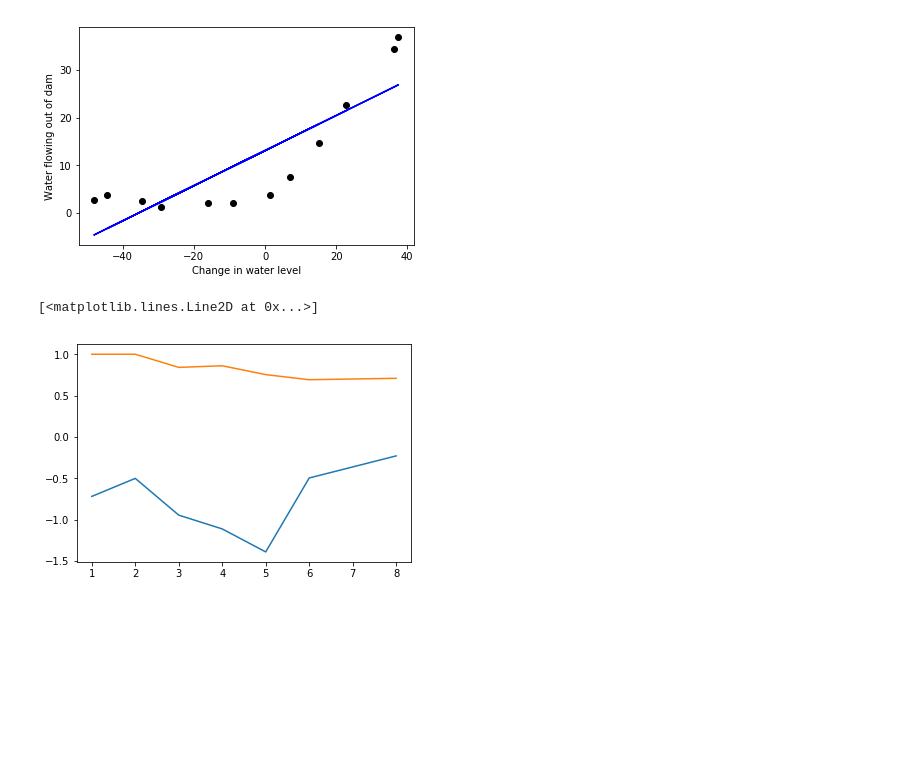
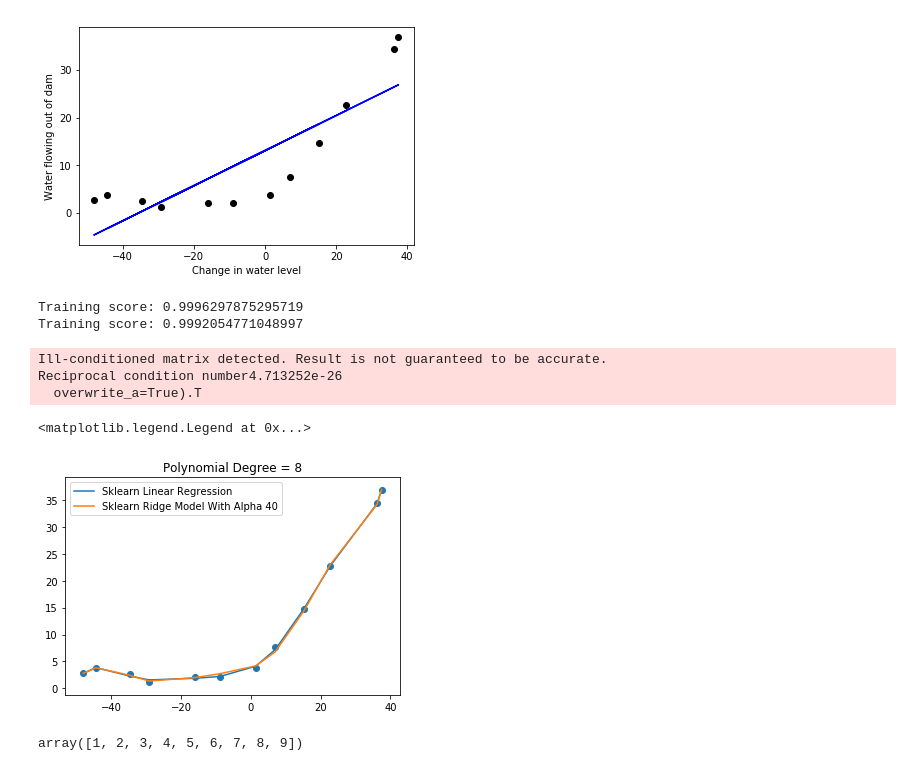
Before and after one commit to anidh/coursera-ml-python, a Jupyter notebook: machine-learning-ex5/ex5/Ex 5.ipynb, the cells around one changed output. Cells and saved outputs as stored; diff of their text form; code cells hidden in the pictures; blank space fills up the shorter version.

Commit message:
Completed the problem 5 and implemented learning curve.

```diff
--- a/machine-learning-ex5/ex5/Ex 5.ipynb
+++ b/machine-learning-ex5/ex5/Ex 5.ipynb
@@ -43,15 +43,39 @@ plt.ylabel("Water flowing out of dam")
 # %% [output]
 Text(0,0.5,'Water flowing out of dam')
 [figure]
-# %%
-from sklearn.model_selection import learning_curve
-train_sizes, train_scores, validation_scores = learning_curve(
-    lR, X, y, train_sizes=np.logspace(-1, 0, X.size))
-
-# Plot the mean train score and validation score across folds
-plt.plot(train_sizes, validation_scores.mean(axis=1), label='cross-validation')
-
-plt.plot(train_sizes, train_scores.mean(axis=1), label='training')
-# %% [output]
-[<matplotlib.lines.Line2D at 0x...>]
-[figure, removed]
+# %%
+#Using Polyomiall features on our  training set using scikit learn
+from sklearn.preprocessing import PolynomialFeatures
+from sklearn.linear_model import Ridge
+from sklearn.metrics import accuracy_score
+d=8
+poly=PolynomialFeatures(degree=d)
+Xpoly=poly.fit_transform(X)
+newLR=LinearRegression()
+newLR.fit(Xpoly,y)
+#Using ridge model here
+regressor = Ridge(alpha=40)
+regressor.fit(Xpoly,y)
+#Prediction using the two models
+pred = newLR.predict(Xpoly)
+predRidge=regressor.predict(Xpoly)
+print('Training score: {}'.format(newLR.score(Xpoly, y)))
+print('Training score: {}'.format(regressor.score(Xpoly, y)))
+
+#Plotting the polynomial regression here
+new_X, new_y = zip(*sorted(zip(X, pred))) # sort values for plotting
+new_X_ridge, new_y_ridge = zip(*sorted(zip(X, predRidge))) # sort values for plotting
+plt.plot(new_X, new_y,label="Sklearn Linear Regression")
+plt.plot(new_X_ridge, new_y_ridge,label="Sklearn Ridge Model With Alpha {}".format(regressor.alpha))
+plt.scatter(X,y)
+#The degreeof polynomial which we are taking here
+plt.title("Polynomial Degree = {}".format(d))
+plt.legend()
+# %% [output]
+Training score: 0.9996297875295719
+Training score: 0.9992054771048997
+Ill-conditioned matrix detected. Result is not guaranteed to be accurate.
+Reciprocal condition number4.713252e-26
+  overwrite_a=True).T
+<matplotlib.legend.Legend at 0x...>
+[figure, added]
@@ -57,0 +93,4 @@ plt.plot(train_sizes, train_scores.mean(axis=1), label='training')
+# %%
+train_sz
+# %% [output]
+array([1, 2, 3, 4, 5, 6, 7, 8, 9])
```
Also changed, not shown: parts of 3 cells of this notebook.
